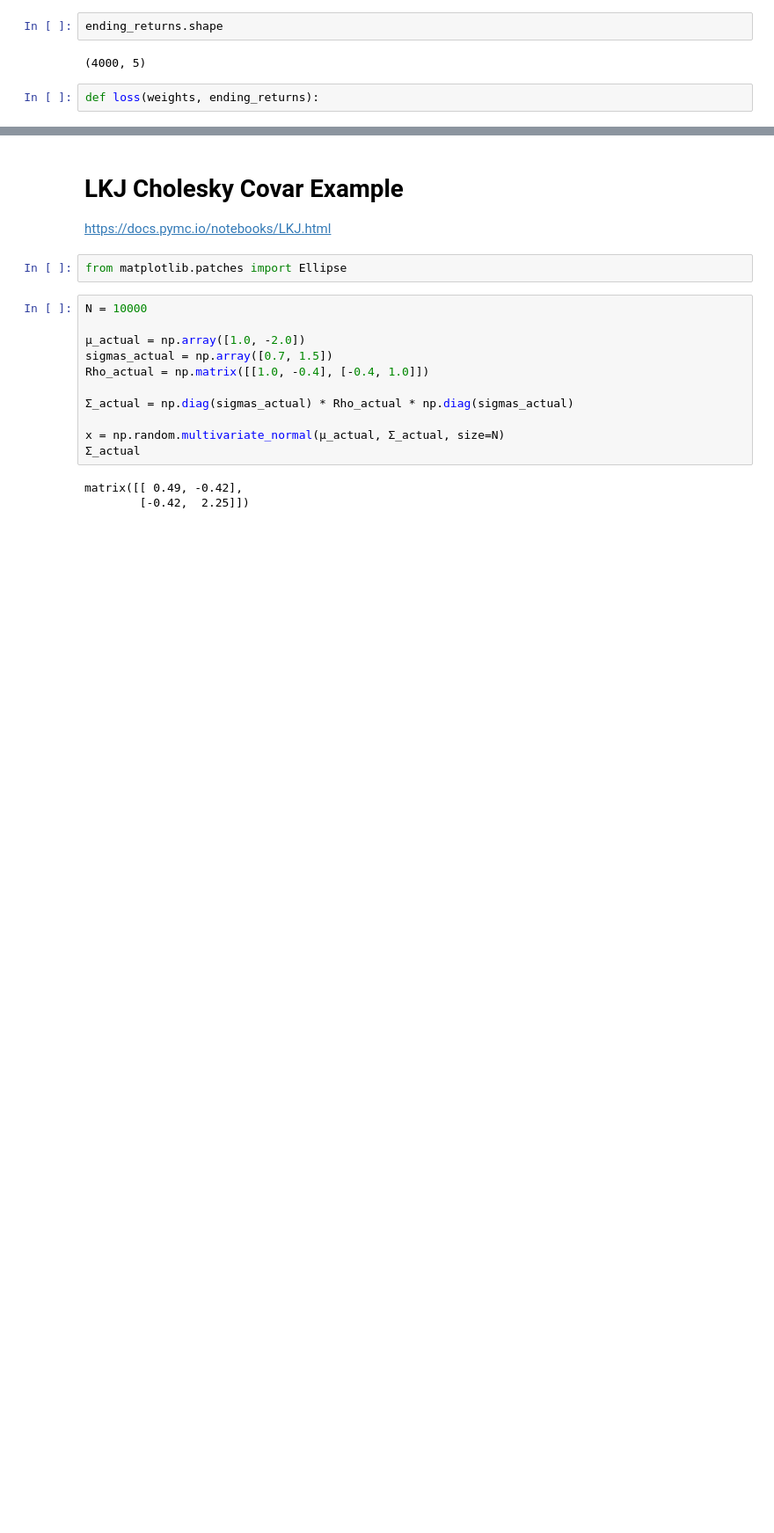
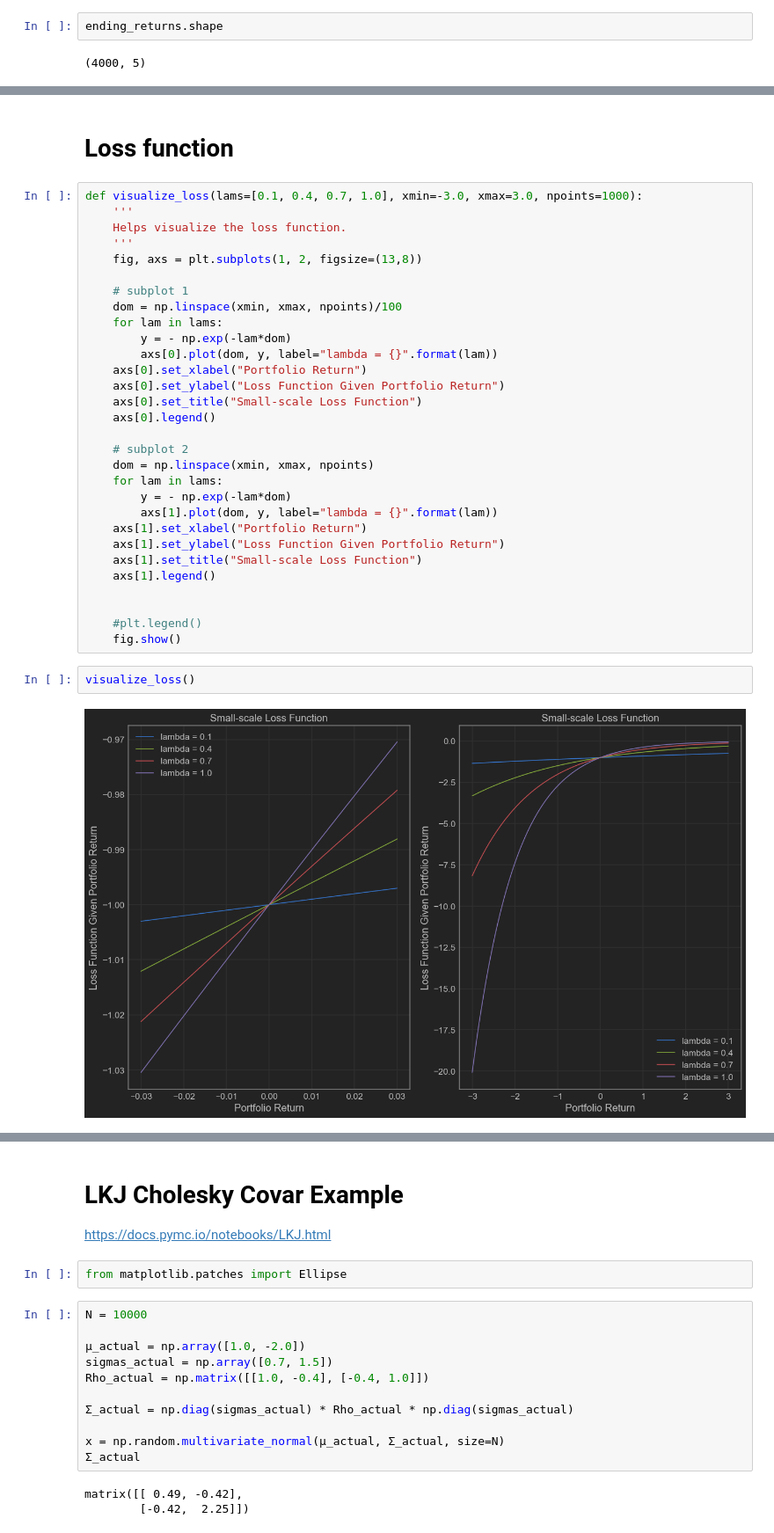
Before and after one commit to Jonathan-Lindbloom/bayesian-projects, a Jupyter notebook: Portfolio Allocation/multivar_student_t/Multivar Student T.ipynb, the cells around one changed output, grey strips where cells are left out. Shown at 88% size. Saved outputs shown, nothing was run; the diff lists cells and outputs as text; blank space fills up the shorter version.

```diff
--- a/Portfolio Allocation/multivar_student_t/Multivar Student T.ipynb
+++ b/Portfolio Allocation/multivar_student_t/Multivar Student T.ipynb
@@ -285,8 +290,6 @@ for j in range(5):
 ending_returns.shape
 # %% [output]
 (4000, 5)
-# %%
-def loss(weights, ending_returns):
 # %%
 for k in range(1000):
     plt.plot(cum_returns[k, :, 0])
@@ -294,0 +296,36 @@ for k in range(1000):
+# %% [markdown]
+# Loss function
+# %%
+def visualize_loss(lams=[0.1, 0.4, 0.7, 1.0], xmin=-3.0, xmax=3.0, npoints=1000):
+    '''
+    Helps visualize the loss function.
+    '''
+    fig, axs = plt.subplots(1, 2, figsize=(13,8))
+
+    # subplot 1
+    dom = np.linspace(xmin, xmax, npoints)/100
+    for lam in lams:
+        y = - np.exp(-lam*dom)
+        axs[0].plot(dom, y, label="lambda = {}".format(lam))
+    axs[0].set_xlabel("Portfolio Return")
+    axs[0].set_ylabel("Loss Function Given Portfolio Return")
+    axs[0].set_title("Small-scale Loss Function")
+    axs[0].legend()
+
+    # subplot 2
+    dom = np.linspace(xmin, xmax, npoints)
+    for lam in lams:
+        y = - np.exp(-lam*dom)
+        axs[1].plot(dom, y, label="lambda = {}".format(lam))
+    axs[1].set_xlabel("Portfolio Return")
+    axs[1].set_ylabel("Loss Function Given Portfolio Return")
+    axs[1].set_title("Small-scale Loss Function")
+    axs[1].legend()
+
+
+    #plt.legend()
+    fig.show()
+# %%
+visualize_loss()
+# %% [output]
+[figure, added]
```
Also changed, not shown: parts of 21 cells of this notebook, 7 other files.
